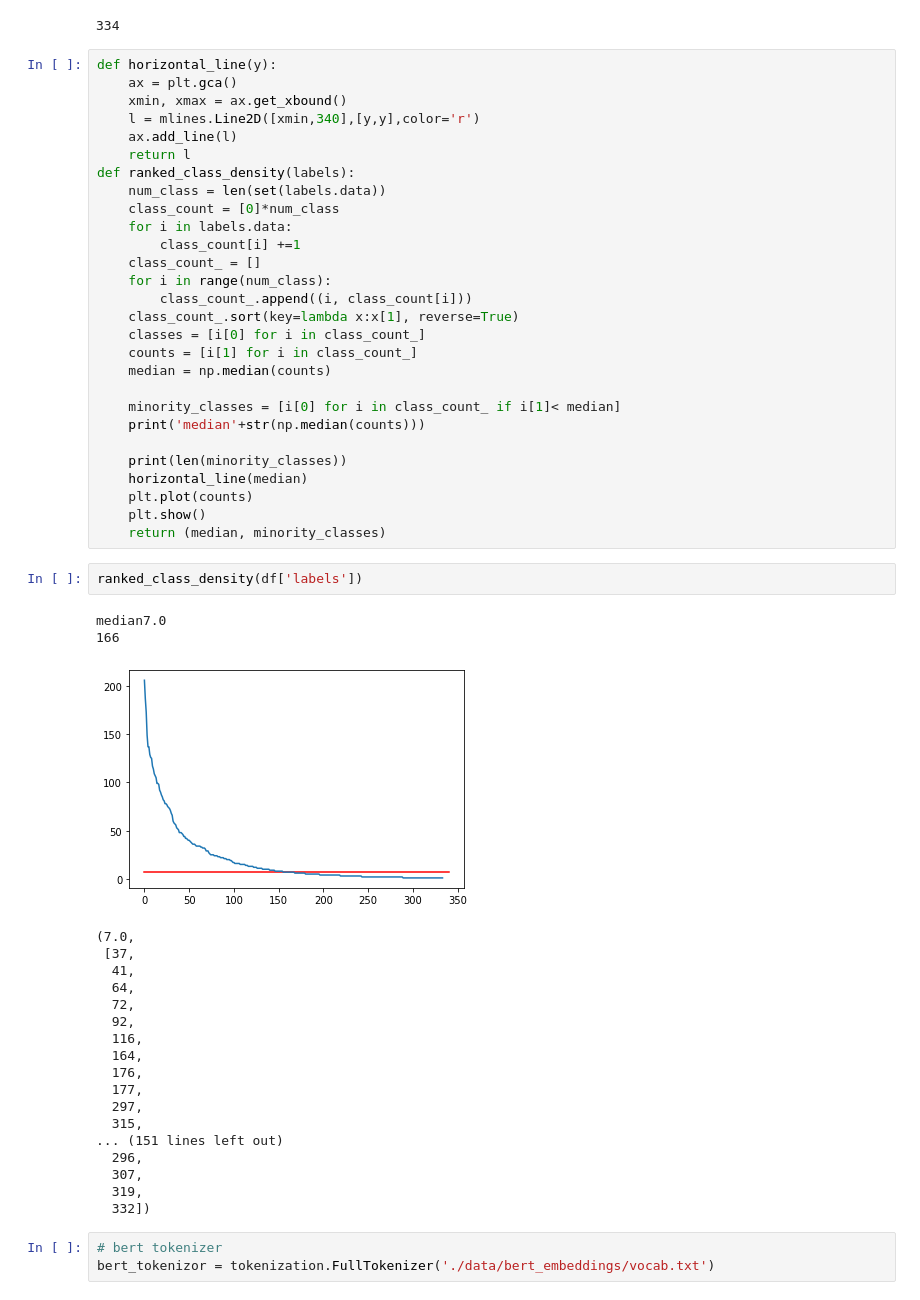
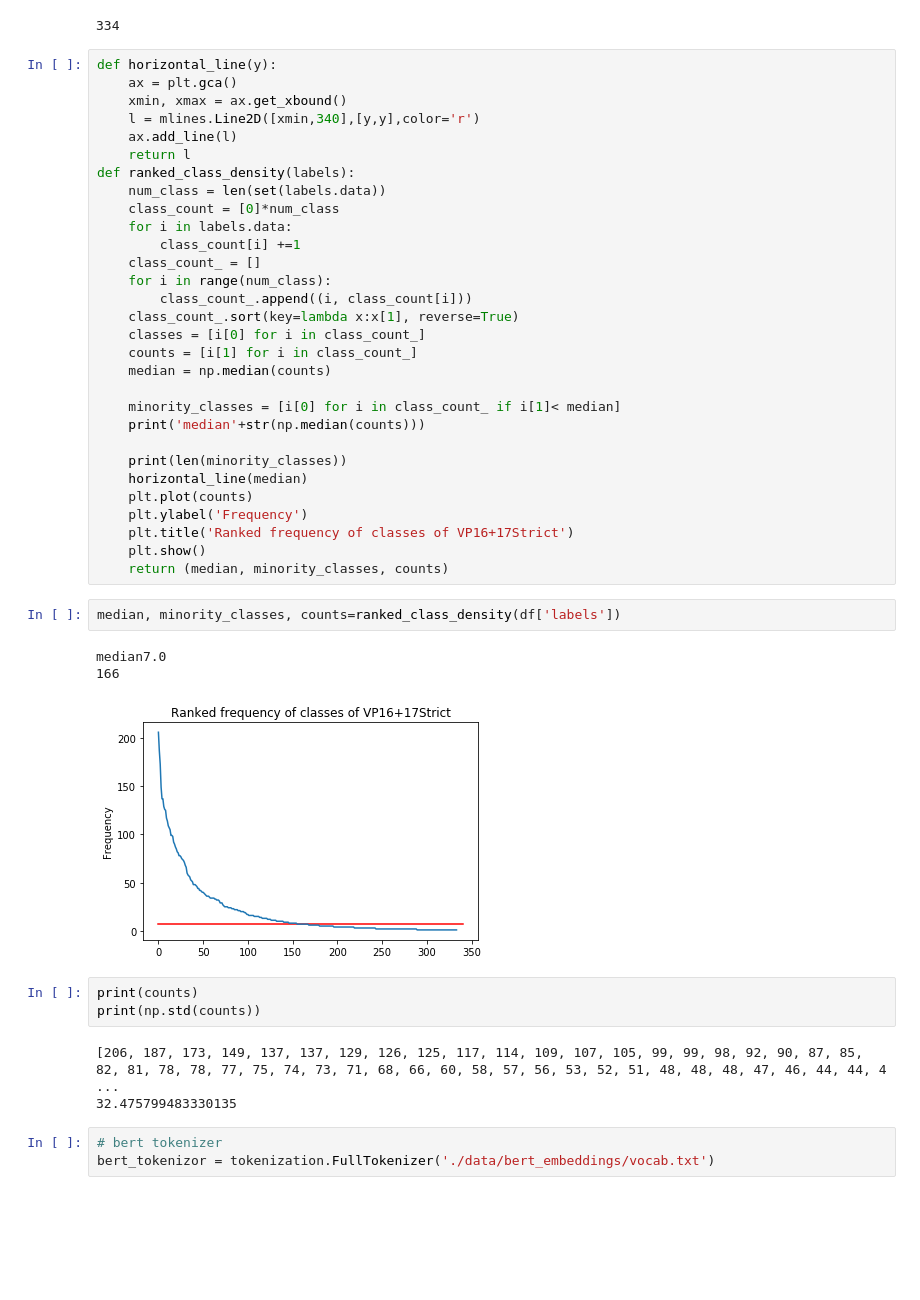
Before and after one commit to QiS9596/vp-cnn, a Jupyter notebook: vpcnn/statistics_new_dataset.ipynb, the cells around one changed output. Cells and saved outputs as stored; diff of their text form; blank space fills up the shorter version.

```diff
--- a/vpcnn/statistics_new_dataset.ipynb
+++ b/vpcnn/statistics_new_dataset.ipynb
@@ -93,31 +99,22 @@ def ranked_class_density(labels):
     print(len(minority_classes))
     horizontal_line(median)
     plt.plot(counts)
+    plt.ylabel('Frequency')
+    plt.title('Ranked frequency of classes of VP16+17Strict')
     plt.show()
-    return (median, minority_classes)
+    return (median, minority_classes, counts)
-# %%
-ranked_class_density(df['labels'])
-# %% [output]
-median7.0
-166
-[figure, removed]
-(7.0,
- [37,
-  41,
-  64,
-  72,
-  92,
-  116,
-  164,
-  176,
-  177,
-  297,
-  315,
-... (151 lines left out)
-  296,
-  307,
-  319,
-  332])
+# %%
+median, minority_classes, counts=ranked_class_density(df['labels'])
+# %% [output]
+median7.0
+166
+[figure, added]
+# %%
+print(counts)
+print(np.std(counts))
+# %% [output]
+[206, 187, 173, 149, 137, 137, 129, 126, 125, 117, 114, 109, 107, 105, 99, 99, 98, 92, 90, 87, 85, 82, 81, 78, 78, 77, 75, 74, 73, 71, 68, 66, 60, 58, 57, 56, 53, 52, 51, 48, 48, 48, 47, 46, 44, 44, 4 ...
+32.475799483330135
 # %%
 # bert tokenizer
 bert_tokenizor = tokenization.FullTokenizer('./data/bert_embeddings/vocab.txt')
```
Also changed, not shown: parts of 11 cells of this notebook, 1 other file.
